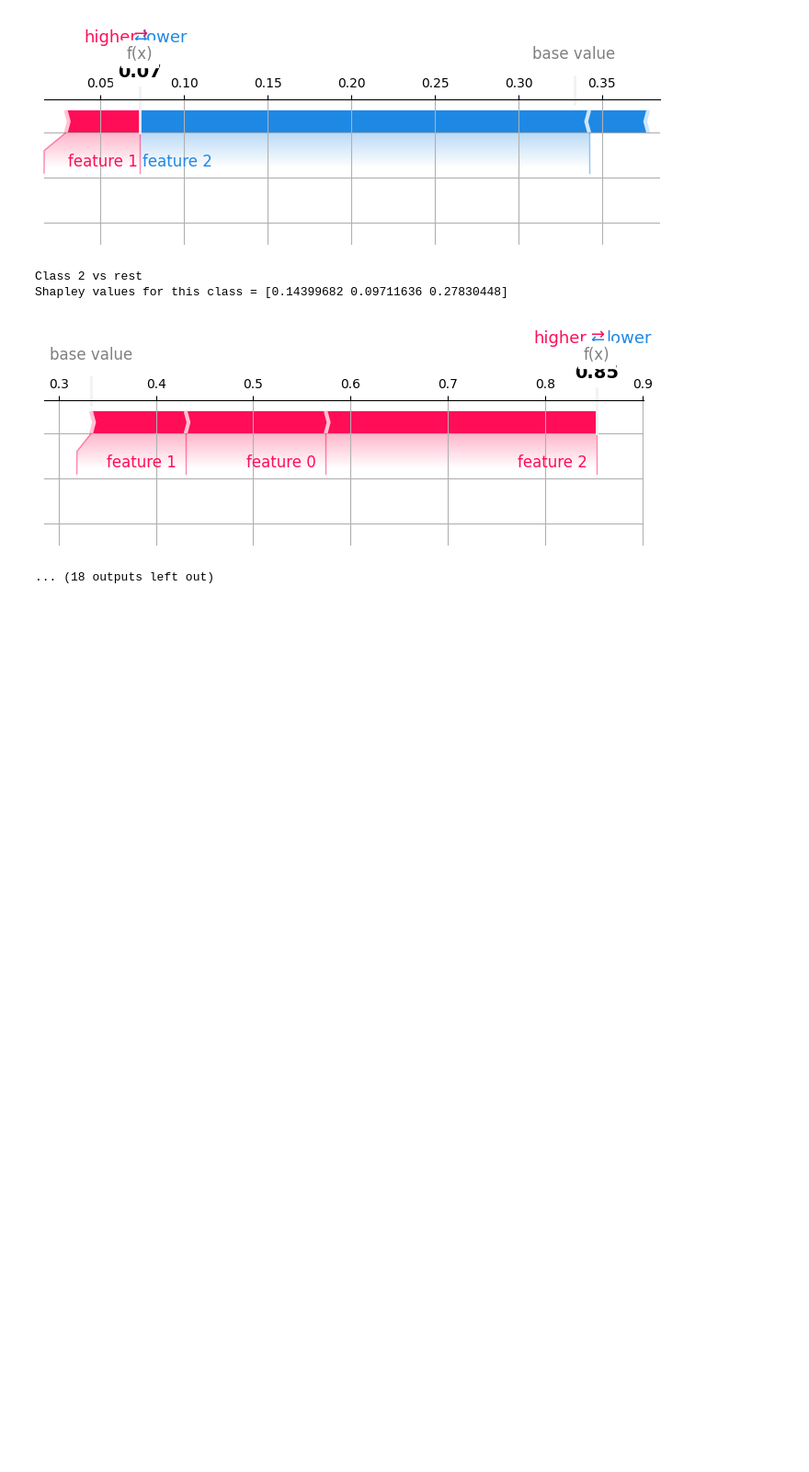
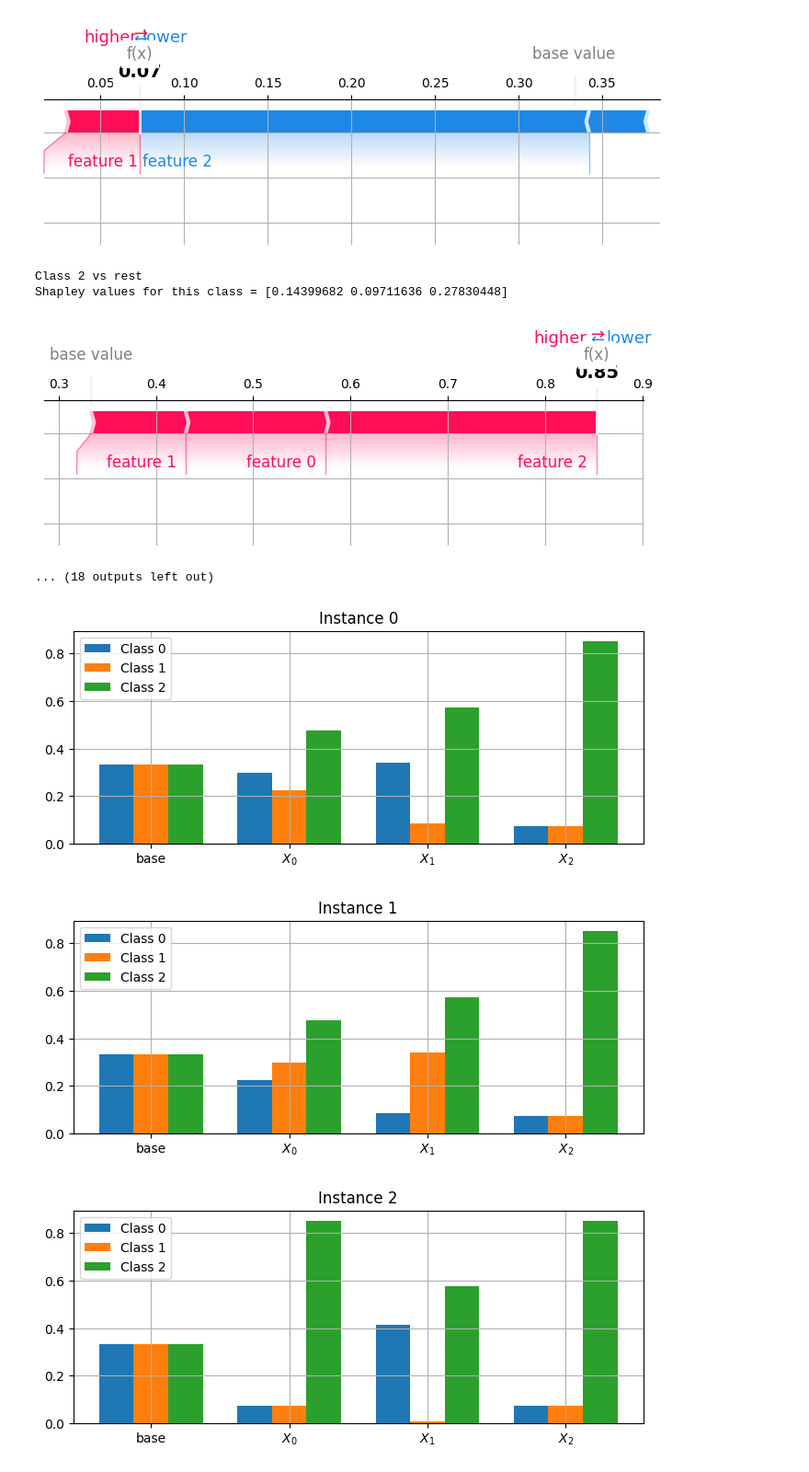
Before and after one commit to shapley-composition/ecai-2024-code-and-exp, a Jupyter notebook: toy_example_in_ilr_and_shap.ipynb, the cells around one changed output. Shown at 92% size. Cells and saved outputs as stored; diff of their text form; code cells hidden in the pictures; blank space fills up the shorter version.

Commit message:
Added base probability to composite shapley histograms

```diff
--- a/toy_example_in_ilr_and_shap.ipynb
+++ b/toy_example_in_ilr_and_shap.ipynb
@@ -308,7 +318,7 @@ for i, shapley_prob_list in enumerate(inst_prob_shap_cont_list):
     for j, shapley_prob in enumerate(shapley_prob_list):
         print(f"\tFeature {j} Shapley probability contribution = {shapley_prob}")
 
-def plot_shapley_instances_bars(inst_prob_shap_cont_list):
+def plot_shapley_instances_bars(inst_prob_shap_cont_list, feat_names=None):
     fig_list = []
     for i, shapley_prob_list in enumerate(inst_prob_shap_cont_list):
         fig = plt.figure(figsize=(8, 3))
@@ -323,7 +333,9 @@ def plot_shapley_instances_bars(inst_prob_shap_cont_list):
         for j, shapley_prob in enumerate(shapley_prob_list_t):
             offset = width * j
             ax.bar(x + offset, shapley_prob, width, label=f"Class {j}")
-        ax.set_xticks(x + width, [f"$X_{j}$" for j in range(n_features) ])
+        if feat_names is None:
+            feat_names = [f"$X_{j}$" for j in range(n_features)]
+        ax.set_xticks(x + width, feat_names)
         ax.legend()
     plt.show()
     return fig_list
@@ -433,3 +445,14 @@ Class 2 vs rest
 Shapley values for this class = [0.14399682 0.09711636 0.27830448]
 [figure]
 ... (18 outputs left out)
+# %%
+inst_prob_tip_with_base_list = [[base_prob, ] + inst_list for inst_list in inst_prob_tip_list]
+
+fig_list = plot_shapley_instances_bars(inst_prob_tip_with_base_list,
+                                       feat_names=['base', ] + [f"$X_{j}$" for j in range(len(inst_prob_tip_list[0]))])
+for i, fig in enumerate(fig_list):
+    fig.savefig(os.path.join(out_dir, f'comp_shap_cum_inst_{i}'), dpi=300, bbox_inches='tight')
+# %% [output]
+[figure, added]
+[figure, added]
+[figure, added]
```
Also changed, not shown: parts of 2 cells of this notebook.
